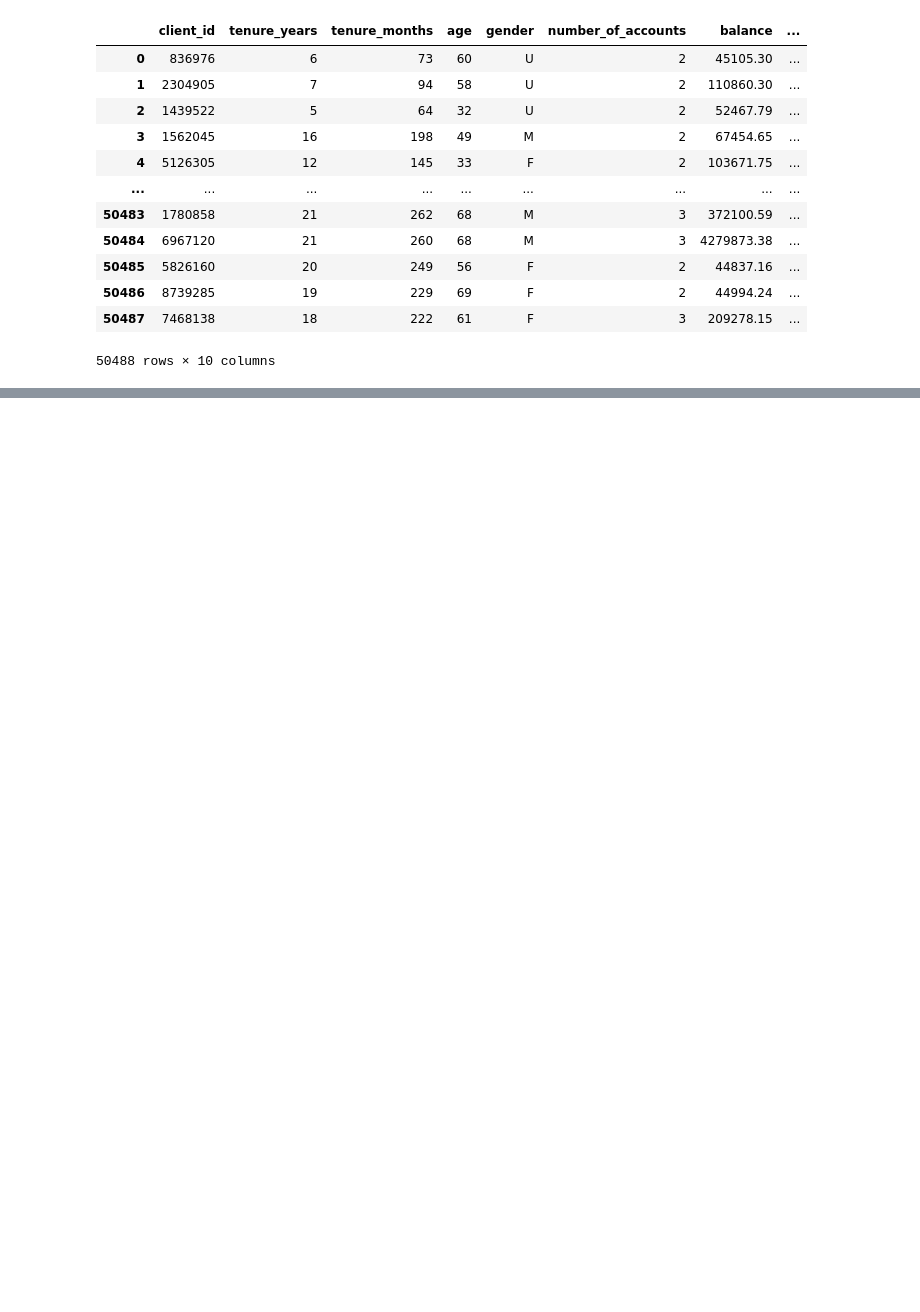
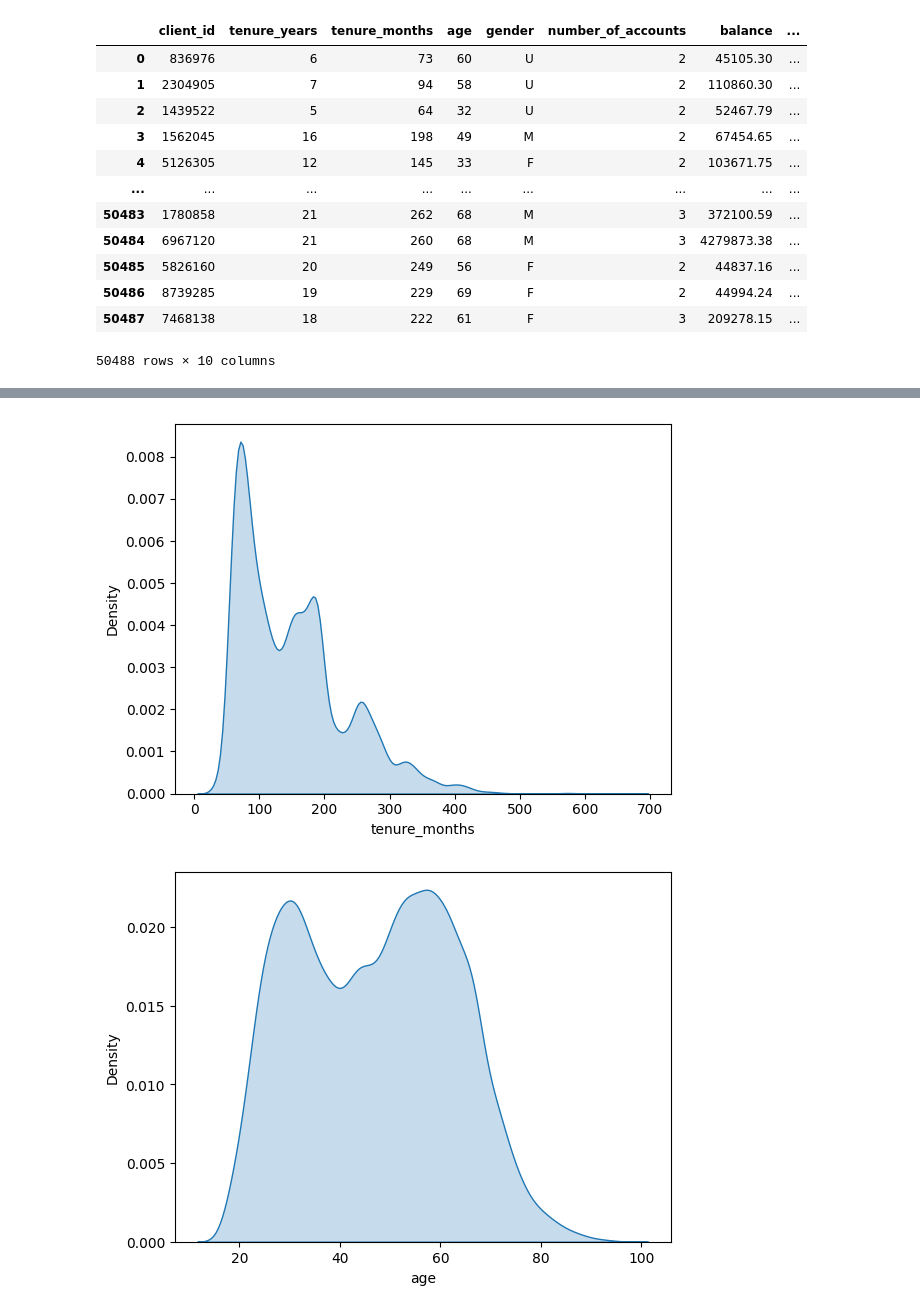
Before and after one commit to vijayendra-k/AB-Testing, a Jupyter notebook: AB-Testing.ipynb, the cells around one changed output, grey strips where cells are left out. Cells and saved outputs as stored; diff of their text form; code cells hidden in the pictures; blank space fills up the shorter version.

Commit message:
kde plots added

```diff
--- a/AB-Testing.ipynb
+++ b/AB-Testing.ipynb
@@ -481,0 +482,7 @@ for i in catg_cols:
+# %%
+for i in cols_num:
+    sn.kdeplot(combdf[i],fill=True)
+    plt.show()
+# %% [output]
+[figure, added]
+[figure, added]
```
Also changed, not shown: parts of 5 cells of this notebook.
